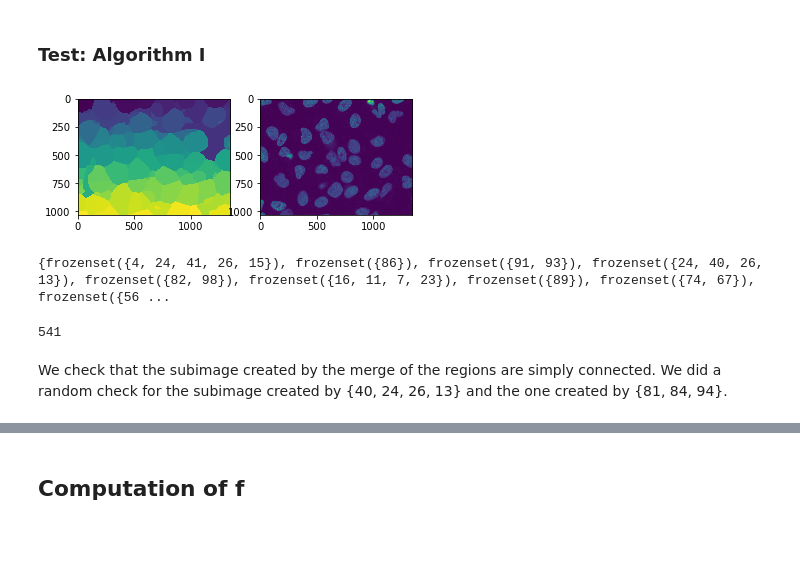
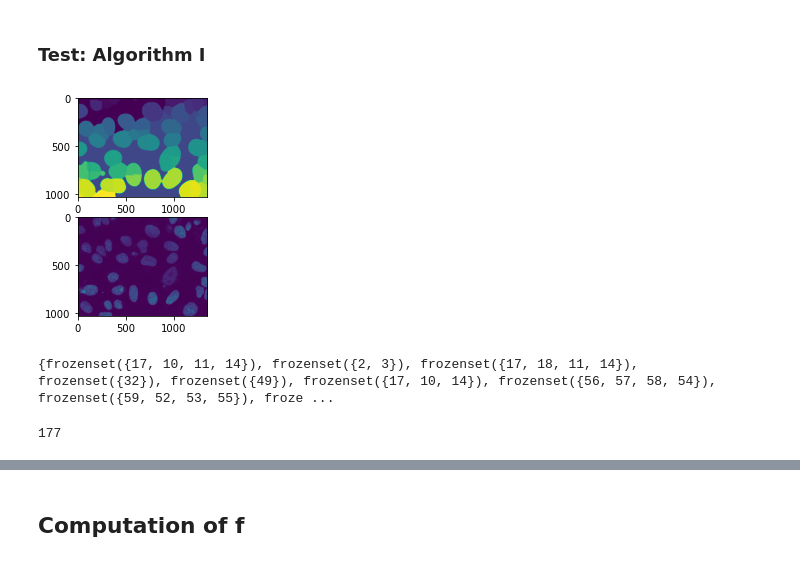
Before and after one commit to Jacob-Relle/MIP-Projekt, a Jupyter notebook: Project.ipynb, the cells around one changed output, grey strips where cells are left out. Cells and saved outputs as stored; diff of their text form; code cells hidden in the pictures; blank space fills up the shorter version.

```diff
--- a/Project.ipynb
+++ b/Project.ipynb
@@ -20,7 +23,6 @@ from cvxopt import solvers, matrix, div, log, exp, mul, spdiag
 # %%
 #get image and define the image space
-image = plt.imread('images/dna-images/gnf/dna-0.png')[...,0]
-image_range = np.array([[i,j]for i in range(image.shape[0]) for j in range(image.shape[1])])
+image = plt.imread('../images/dna-images/gnf/dna-1.png')[...,0]
 # %% [markdown]
 ## Algorithm I
 # %%
@@ -28,9 +30,10 @@ def generate_fragments(img,std_dev,int_threshold,min_seed_dist,max_search_depth,
     img = img_as_ubyte(img)
     #smooth image with gausian filter
     g = gaussian_filter(img,std_dev)
+    #flatten the lower 50 percentile of the gaussian filter to 0 (for background)
+    g[g < np.percentile(g, 50)] = 0
 
     #Fehlerabfangen
-
     if std_dev < 0:
         raise ValueError("smoothing strength needs to be positive")
     if int_threshold > 1 or int_threshold < 0:
@@ -69,7 +72,8 @@ def generate_fragments(img,std_dev,int_threshold,min_seed_dist,max_search_depth,
         #Loop over the nodes of the subgraph
         for v in tqdm(nodes_in_cc):
             #Add the isolated region of the curent node
-            S.add(frozenset([v]))
+            if euler_number(Omega == v) == 1:
+                S.add(frozenset([v]))
             #Loop over the distance from the curent node within the graph
             for distance in range(1,max_search_depth+1):
                 #Get a dictonary containg the distance from curent node
@@ -97,19 +101,17 @@ def generate_fragments(img,std_dev,int_threshold,min_seed_dist,max_search_depth,
 Omega,S = generate_fragments(image,16,0.01,20,2,100)
 # %%
 fig = plt.figure()
-ax = fig.add_subplot(1, 2, 1)
+ax = fig.add_subplot(2, 1, 1)
 imgplot = plt.imshow(Omega)
-ax = fig.add_subplot(1, 2, 2)
+ax = fig.add_subplot(2, 1, 2)
 imgplot = plt.imshow(image)
 # %% [output]
-[figure, old version]
+[figure, new version]
 # %%
 print(S)
 # %% [output]
-{frozenset({4, 24, 41, 26, 15}), frozenset({86}), frozenset({91, 93}), frozenset({24, 40, 26, 13}), frozenset({82, 98}), frozenset({16, 11, 7, 23}), frozenset({89}), frozenset({74, 67}), frozenset({56 ...
+{frozenset({17, 10, 11, 14}), frozenset({2, 3}), frozenset({17, 18, 11, 14}), frozenset({32}), frozenset({49}), frozenset({17, 10, 14}), frozenset({56, 57, 58, 54}), frozenset({59, 52, 53, 55}), froze ...
 # %%
 len(S)
 # %% [output]
-541
+177
-# %% [markdown]
-We check that the subimage created by the merge of the regions are simply connected. We did a random check for the subimage created by {40, 24, 26, 13} and the one created by {81, 84, 94}.
```
Also changed, not shown: parts of 12 cells of this notebook.
